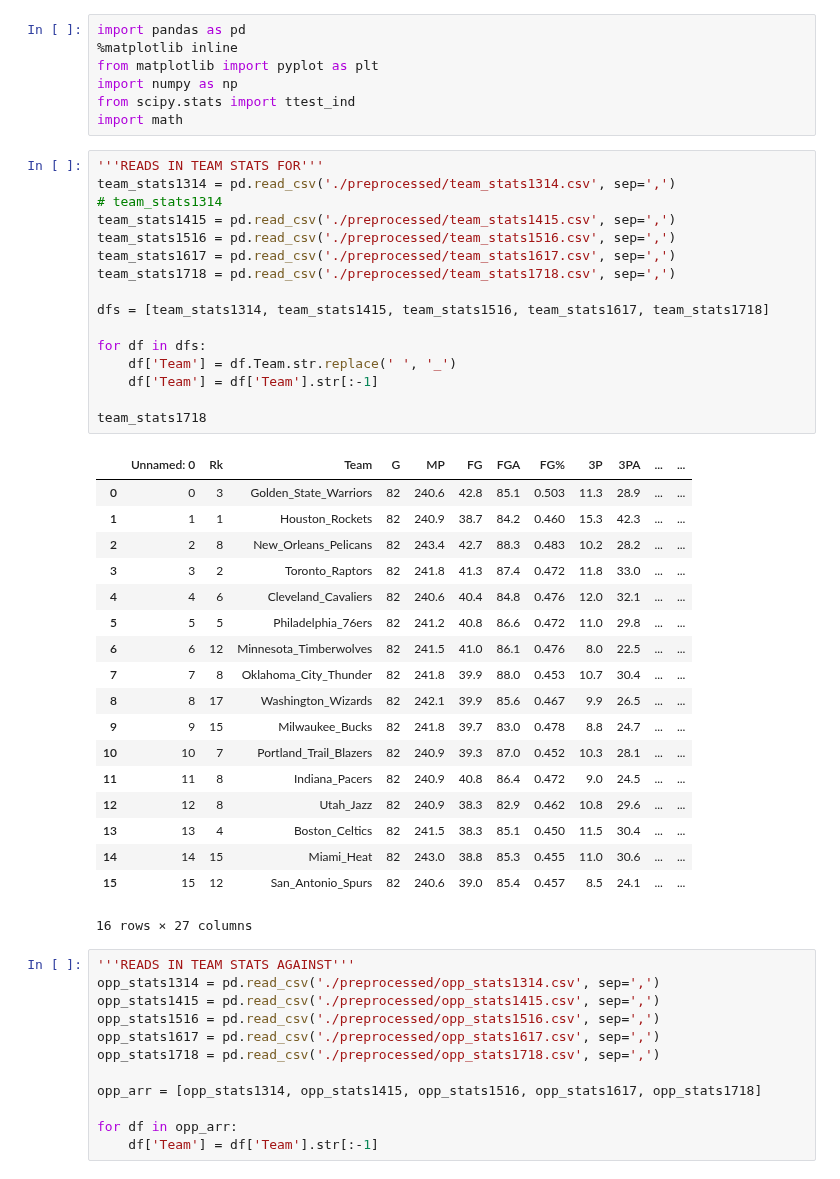
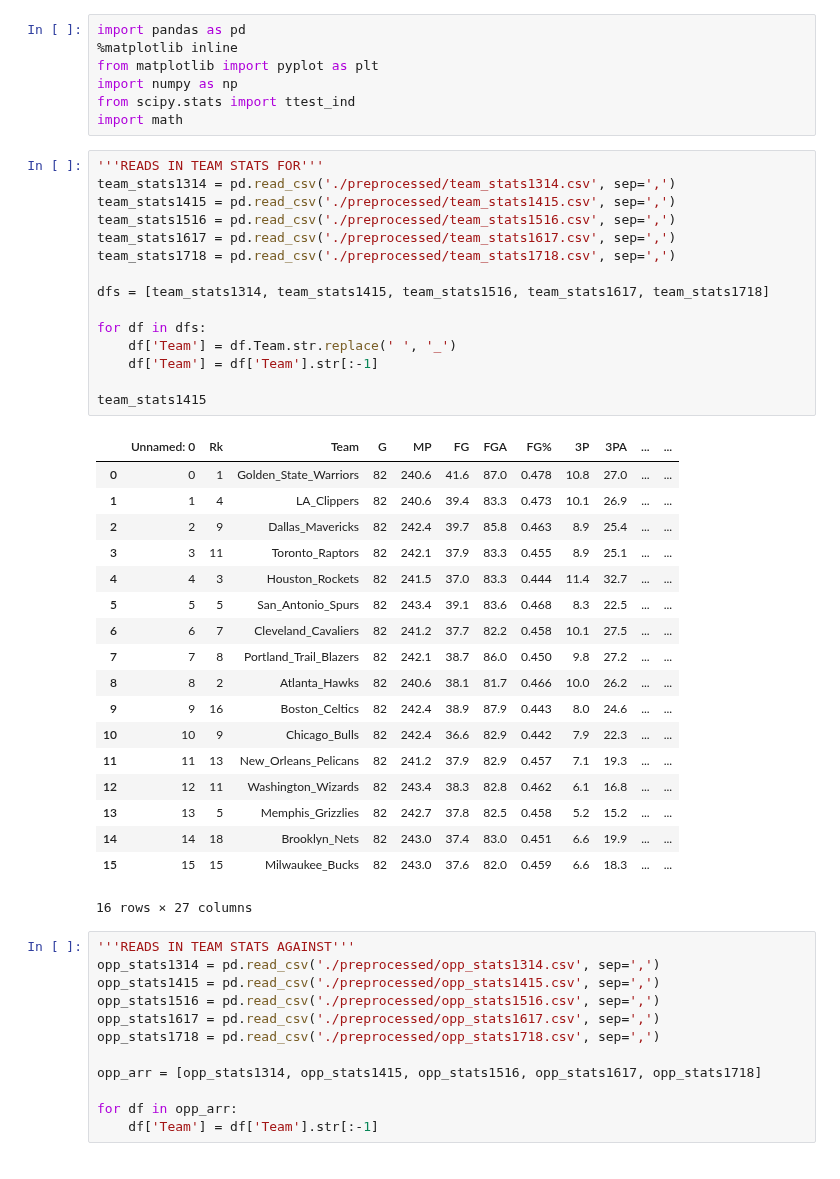
Before and after one commit to MaloneRobert/BasketballPredictor, a Jupyter notebook: Series_Preprocess.ipynb, the cells around one changed output. Saved outputs shown, nothing was run; the diff lists cells and outputs as text.

```diff
--- a/Series_Preprocess.ipynb
+++ b/Series_Preprocess.ipynb
@@ -8,37 +8,36 @@ import math
 # %%
 '''READS IN TEAM STATS FOR'''
 team_stats1314 = pd.read_csv('./preprocessed/team_stats1314.csv', sep=',')
-# team_stats1314
 team_stats1415 = pd.read_csv('./preprocessed/team_stats1415.csv', sep=',')
 team_stats1516 = pd.read_csv('./preprocessed/team_stats1516.csv', sep=',')
 team_stats1617 = pd.read_csv('./preprocessed/team_stats1617.csv', sep=',')
 team_stats1718 = pd.read_csv('./preprocessed/team_stats1718.csv', sep=',')
 
 dfs = [team_stats1314, team_stats1415, team_stats1516, team_stats1617, team_stats1718]
 
 for df in dfs:
     df['Team'] = df.Team.str.replace(' ', '_')
     df['Team'] = df['Team'].str[:-1]
 
-team_stats1718
+team_stats1415
 # %% [output]
 |  | Unnamed: 0 | Rk | Team | G | MP | FG | FGA | FG% | 3P | 3PA | ... | ... |
-| 0 | 0 | 3 | Golden_State_Warriors | 82 | 240.6 | 42.8 | 85.1 | 0.503 | 11.3 | 28.9 | ... | ... |
-| 1 | 1 | 1 | Houston_Rockets | 82 | 240.9 | 38.7 | 84.2 | 0.460 | 15.3 | 42.3 | ... | ... |
-| 2 | 2 | 8 | New_Orleans_Pelicans | 82 | 243.4 | 42.7 | 88.3 | 0.483 | 10.2 | 28.2 | ... | ... |
-| 3 | 3 | 2 | Toronto_Raptors | 82 | 241.8 | 41.3 | 87.4 | 0.472 | 11.8 | 33.0 | ... | ... |
-| 4 | 4 | 6 | Cleveland_Cavaliers | 82 | 240.6 | 40.4 | 84.8 | 0.476 | 12.0 | 32.1 | ... | ... |
-| 5 | 5 | 5 | Philadelphia_76ers | 82 | 241.2 | 40.8 | 86.6 | 0.472 | 11.0 | 29.8 | ... | ... |
-| 6 | 6 | 12 | Minnesota_Timberwolves | 82 | 241.5 | 41.0 | 86.1 | 0.476 | 8.0 | 22.5 | ... | ... |
-| 7 | 7 | 8 | Oklahoma_City_Thunder | 82 | 241.8 | 39.9 | 88.0 | 0.453 | 10.7 | 30.4 | ... | ... |
-| 8 | 8 | 17 | Washington_Wizards | 82 | 242.1 | 39.9 | 85.6 | 0.467 | 9.9 | 26.5 | ... | ... |
-| 9 | 9 | 15 | Milwaukee_Bucks | 82 | 241.8 | 39.7 | 83.0 | 0.478 | 8.8 | 24.7 | ... | ... |
-| 10 | 10 | 7 | Portland_Trail_Blazers | 82 | 240.9 | 39.3 | 87.0 | 0.452 | 10.3 | 28.1 | ... | ... |
-| 11 | 11 | 8 | Indiana_Pacers | 82 | 240.9 | 40.8 | 86.4 | 0.472 | 9.0 | 24.5 | ... | ... |
-| 12 | 12 | 8 | Utah_Jazz | 82 | 240.9 | 38.3 | 82.9 | 0.462 | 10.8 | 29.6 | ... | ... |
-| 13 | 13 | 4 | Boston_Celtics | 82 | 241.5 | 38.3 | 85.1 | 0.450 | 11.5 | 30.4 | ... | ... |
-| 14 | 14 | 15 | Miami_Heat | 82 | 243.0 | 38.8 | 85.3 | 0.455 | 11.0 | 30.6 | ... | ... |
-| 15 | 15 | 12 | San_Antonio_Spurs | 82 | 240.6 | 39.0 | 85.4 | 0.457 | 8.5 | 24.1 | ... | ... |
+| 0 | 0 | 1 | Golden_State_Warriors | 82 | 240.6 | 41.6 | 87.0 | 0.478 | 10.8 | 27.0 | ... | ... |
+| 1 | 1 | 4 | LA_Clippers | 82 | 240.6 | 39.4 | 83.3 | 0.473 | 10.1 | 26.9 | ... | ... |
+| 2 | 2 | 9 | Dallas_Mavericks | 82 | 242.4 | 39.7 | 85.8 | 0.463 | 8.9 | 25.4 | ... | ... |
+| 3 | 3 | 11 | Toronto_Raptors | 82 | 242.1 | 37.9 | 83.3 | 0.455 | 8.9 | 25.1 | ... | ... |
+| 4 | 4 | 3 | Houston_Rockets | 82 | 241.5 | 37.0 | 83.3 | 0.444 | 11.4 | 32.7 | ... | ... |
+| 5 | 5 | 5 | San_Antonio_Spurs | 82 | 243.4 | 39.1 | 83.6 | 0.468 | 8.3 | 22.5 | ... | ... |
+| 6 | 6 | 7 | Cleveland_Cavaliers | 82 | 241.2 | 37.7 | 82.2 | 0.458 | 10.1 | 27.5 | ... | ... |
+| 7 | 7 | 8 | Portland_Trail_Blazers | 82 | 242.1 | 38.7 | 86.0 | 0.450 | 9.8 | 27.2 | ... | ... |
+| 8 | 8 | 2 | Atlanta_Hawks | 82 | 240.6 | 38.1 | 81.7 | 0.466 | 10.0 | 26.2 | ... | ... |
+| 9 | 9 | 16 | Boston_Celtics | 82 | 242.4 | 38.9 | 87.9 | 0.443 | 8.0 | 24.6 | ... | ... |
+| 10 | 10 | 9 | Chicago_Bulls | 82 | 242.4 | 36.6 | 82.9 | 0.442 | 7.9 | 22.3 | ... | ... |
+| 11 | 11 | 13 | New_Orleans_Pelicans | 82 | 241.2 | 37.9 | 82.9 | 0.457 | 7.1 | 19.3 | ... | ... |
+| 12 | 12 | 11 | Washington_Wizards | 82 | 243.4 | 38.3 | 82.8 | 0.462 | 6.1 | 16.8 | ... | ... |
+| 13 | 13 | 5 | Memphis_Grizzlies | 82 | 242.7 | 37.8 | 82.5 | 0.458 | 5.2 | 15.2 | ... | ... |
+| 14 | 14 | 18 | Brooklyn_Nets | 82 | 243.0 | 37.4 | 83.0 | 0.451 | 6.6 | 19.9 | ... | ... |
+| 15 | 15 | 15 | Milwaukee_Bucks | 82 | 243.0 | 37.6 | 82.0 | 0.459 | 6.6 | 18.3 | ... | ... |
 16 rows × 27 columns
 # %%
 '''READS IN TEAM STATS AGAINST'''
```
Also changed, not shown: parts of 7 cells of this notebook, 28 other files.
